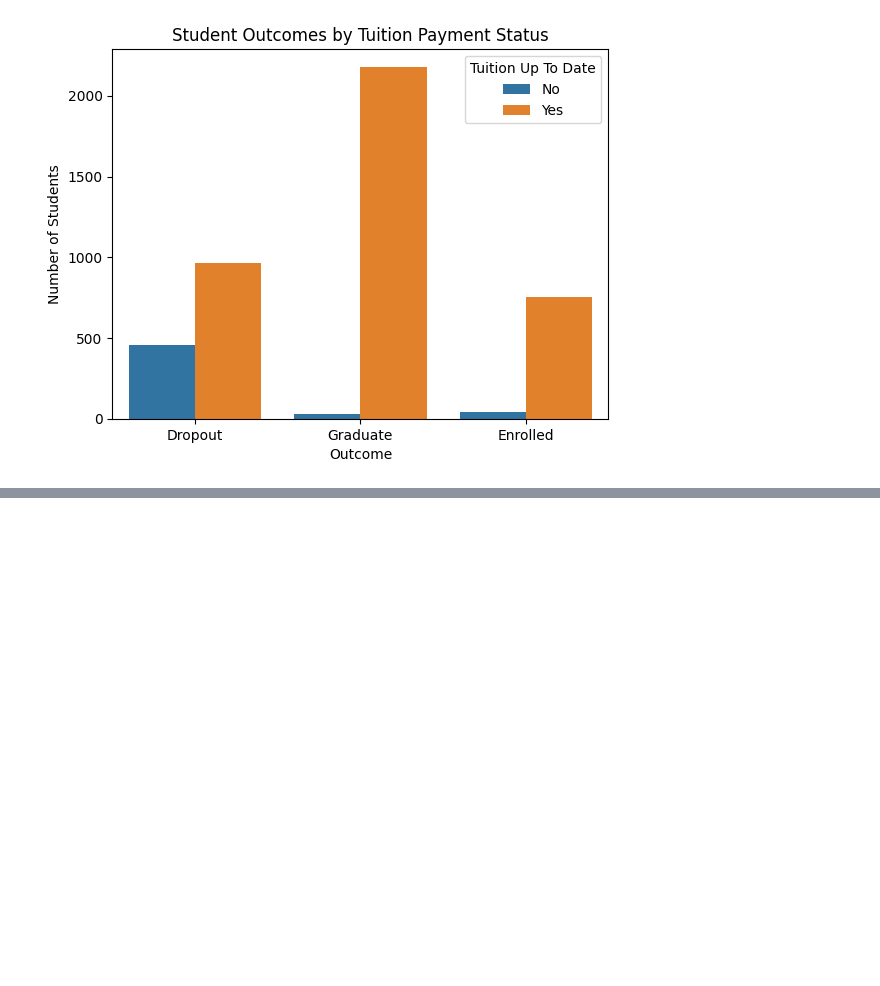
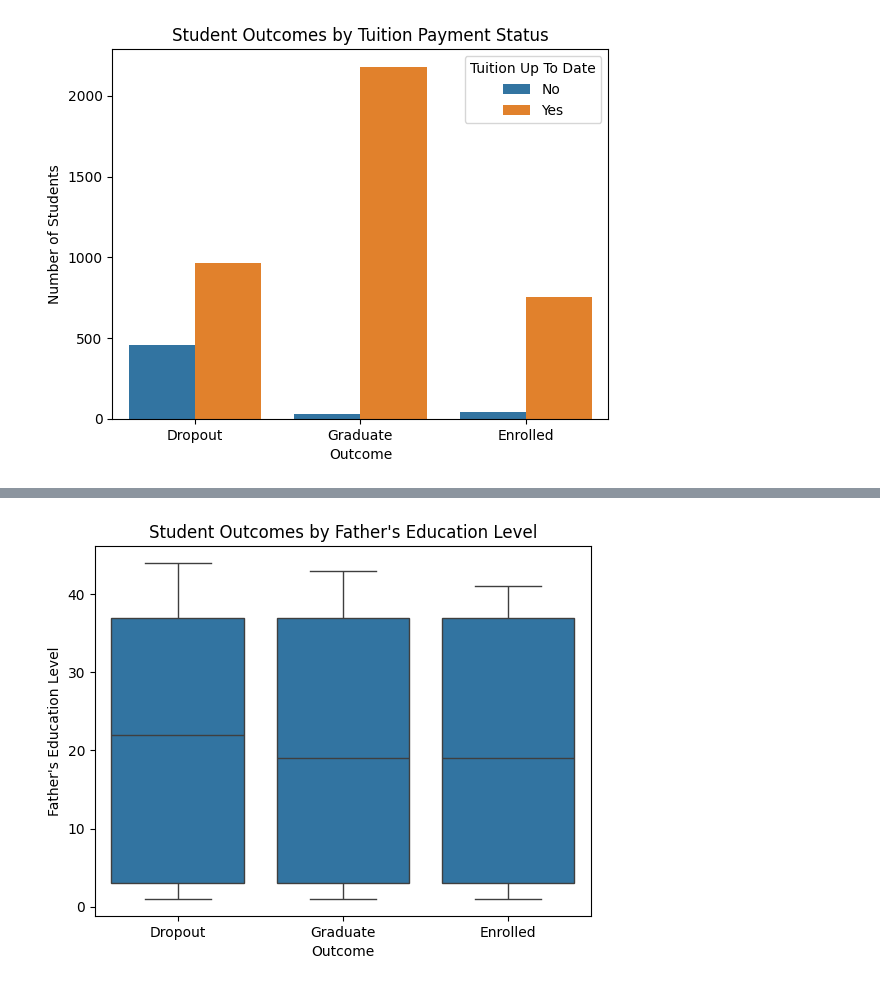
Before and after one commit to RonKar17/data-analytics-project-utk, a Jupyter notebook: notebooks/exploration.ipynb, the cells around one changed output, grey strips where cells are left out. Drawn from its saved outputs; the diff is of its cells as text; code cells hidden in the pictures; blank space fills up the shorter version.

```diff
--- a/notebooks/exploration.ipynb
+++ b/notebooks/exploration.ipynb
@@ -266,0 +275,8 @@ plt.show()
+# %%
+sns.boxplot(data=df, x='Target', y="Father's qualification")
+plt.title("Student Outcomes by Father's Education Level")
+plt.xlabel('Outcome')
+plt.ylabel("Father's Education Level")
+plt.show()
+# %% [output]
+[figure, added]
```
Also changed, not shown: parts of 1 cell of this notebook.
